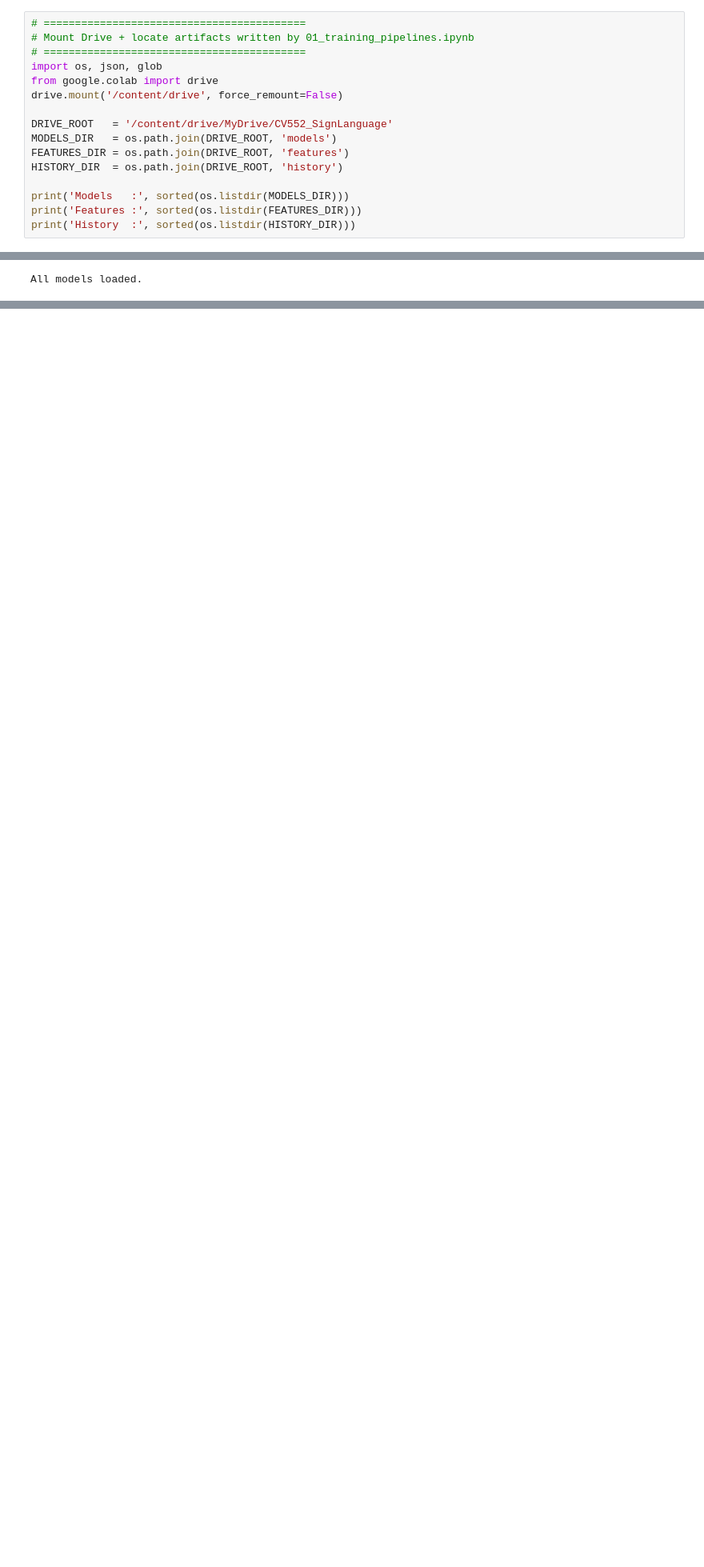
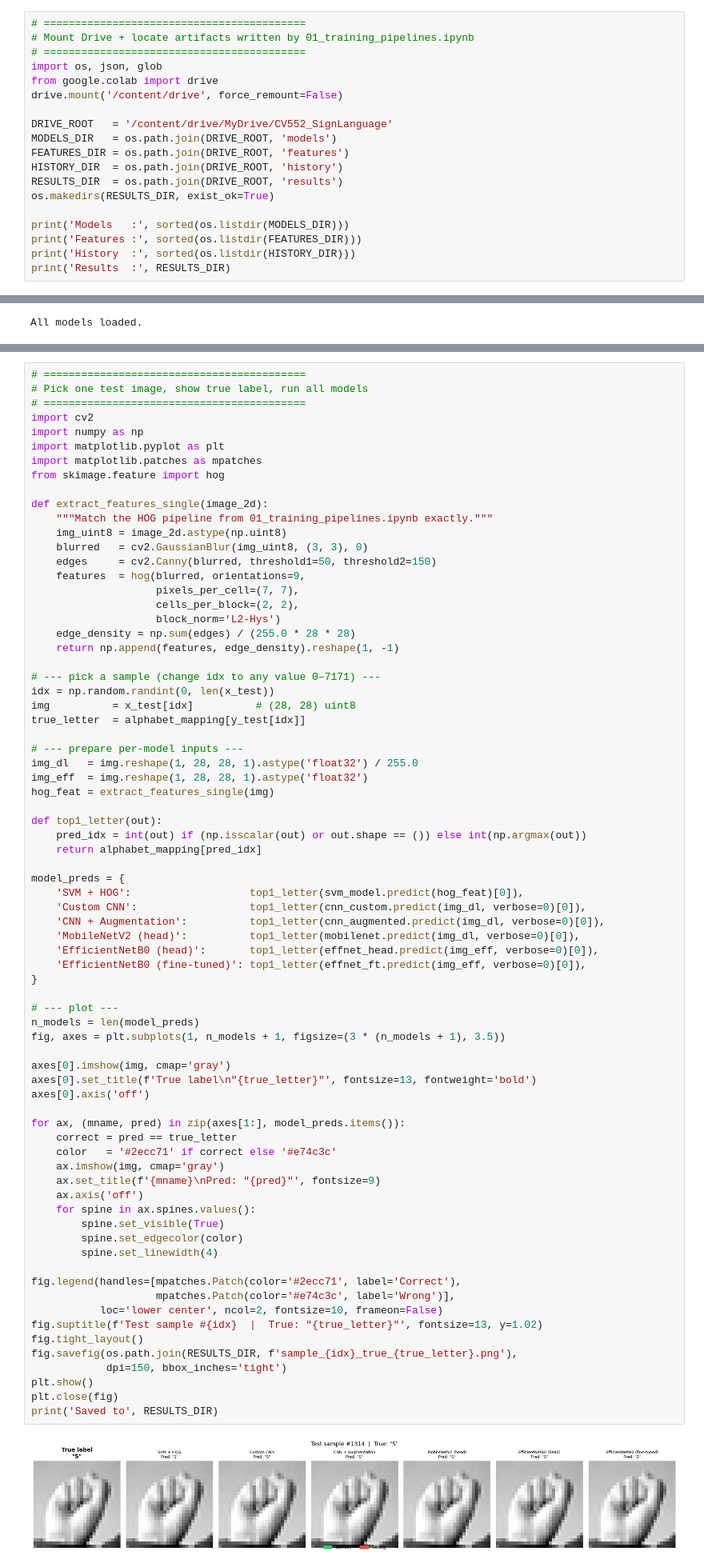
Before and after one commit to IbrahimHanafy2222/Computer-Vision-Project, a Jupyter notebook: 02_evaluation_and_comparison.ipynb, the cells around one changed output, grey strips where cells are left out. Shown at 80% size. Saved outputs shown, nothing was run; the diff lists cells and outputs as text; blank space fills up the shorter version.

```diff
--- a/02_evaluation_and_comparison.ipynb
+++ b/02_evaluation_and_comparison.ipynb
@@ -18,8 +18,11 @@ DRIVE_ROOT   = '/content/drive/MyDrive/CV552_SignLanguage'
 MODELS_DIR   = os.path.join(DRIVE_ROOT, 'models')
 FEATURES_DIR = os.path.join(DRIVE_ROOT, 'features')
 HISTORY_DIR  = os.path.join(DRIVE_ROOT, 'history')
+RESULTS_DIR  = os.path.join(DRIVE_ROOT, 'results')
+os.makedirs(RESULTS_DIR, exist_ok=True)
 
 print('Models   :', sorted(os.listdir(MODELS_DIR)))
 print('Features :', sorted(os.listdir(FEATURES_DIR)))
 print('History  :', sorted(os.listdir(HISTORY_DIR)))
+print('Results  :', RESULTS_DIR)
 # %% [output]
@@ -187,0 +206,76 @@ for hist_path in sorted(glob.glob(os.path.join(HISTORY_DIR, '*.json'))):
+# %%
+# ==========================================
+# Pick one test image, show true label, run all models
+# ==========================================
+import cv2
+import numpy as np
+import matplotlib.pyplot as plt
+import matplotlib.patches as mpatches
+from skimage.feature import hog
+
+def extract_features_single(image_2d):
+    """Match the HOG pipeline from 01_training_pipelines.ipynb exactly."""
+    img_uint8 = image_2d.astype(np.uint8)
+    blurred   = cv2.GaussianBlur(img_uint8, (3, 3), 0)
+    edges     = cv2.Canny(blurred, threshold1=50, threshold2=150)
+    features  = hog(blurred, orientations=9,
+                    pixels_per_cell=(7, 7),
+                    cells_per_block=(2, 2),
+                    block_norm='L2-Hys')
+    edge_density = np.sum(edges) / (255.0 * 28 * 28)
+    return np.append(features, edge_density).reshape(1, -1)
+
+# --- pick a sample (change idx to any value 0–7171) ---
+idx = np.random.randint(0, len(x_test))
+img          = x_test[idx]          # (28, 28) uint8
+true_letter  = alphabet_mapping[y_test[idx]]
+
+# --- prepare per-model inputs ---
+img_dl   = img.reshape(1, 28, 28, 1).astype('float32') / 255.0
+img_eff  = img.reshape(1, 28, 28, 1).astype('float32')
+hog_feat = extract_features_single(img)
+
+def top1_letter(out):
+    pred_idx = int(out) if (np.isscalar(out) or out.shape == ()) else int(np.argmax(out))
+    return alphabet_mapping[pred_idx]
+
+model_preds = {
+    'SVM + HOG':                   top1_letter(svm_model.predict(hog_feat)[0]),
+    'Custom CNN':                  top1_letter(cnn_custom.predict(img_dl, verbose=0)[0]),
+    'CNN + Augmentation':          top1_letter(cnn_augmented.predict(img_dl, verbose=0)[0]),
+    'MobileNetV2 (head)':          top1_letter(mobilenet.predict(img_dl, verbose=0)[0]),
+    'EfficientNetB0 (head)':       top1_letter(effnet_head.predict(img_eff, verbose=0)[0]),
+    'EfficientNetB0 (fine-tuned)': top1_letter(effnet_ft.predict(img_eff, verbose=0)[0]),
+}
+
+# --- plot ---
+n_models = len(model_preds)
+fig, axes = plt.subplots(1, n_models + 1, figsize=(3 * (n_models + 1), 3.5))
+
+axes[0].imshow(img, cmap='gray')
+axes[0].set_title(f'True label\n"{true_letter}"', fontsize=13, fontweight='bold')
+axes[0].axis('off')
+
+for ax, (mname, pred) in zip(axes[1:], model_preds.items()):
+    correct = pred == true_letter
+    color   = '#2ecc71' if correct else '#e74c3c'
+    ax.imshow(img, cmap='gray')
+    ax.set_title(f'{mname}\nPred: "{pred}"', fontsize=9)
+    ax.axis('off')
+    for spine in ax.spines.values():
+        spine.set_visible(True)
+        spine.set_edgecolor(color)
+        spine.set_linewidth(4)
+
+fig.legend(handles=[mpatches.Patch(color='#2ecc71', label='Correct'),
+                    mpatches.Patch(color='#e74c3c', label='Wrong')],
+           loc='lower center', ncol=2, fontsize=10, frameon=False)
+fig.suptitle(f'Test sample #{idx}  |  True: "{true_letter}"', fontsize=13, y=1.02)
+fig.tight_layout()
+fig.savefig(os.path.join(RESULTS_DIR, f'sample_{idx}_true_{true_letter}.png'),
+            dpi=150, bbox_inches='tight')
+plt.show()
+plt.close(fig)
+print('Saved to', RESULTS_DIR)
+# %% [output]
+[figure, added]
```
Also changed, not shown: parts of 5 cells of this notebook.
